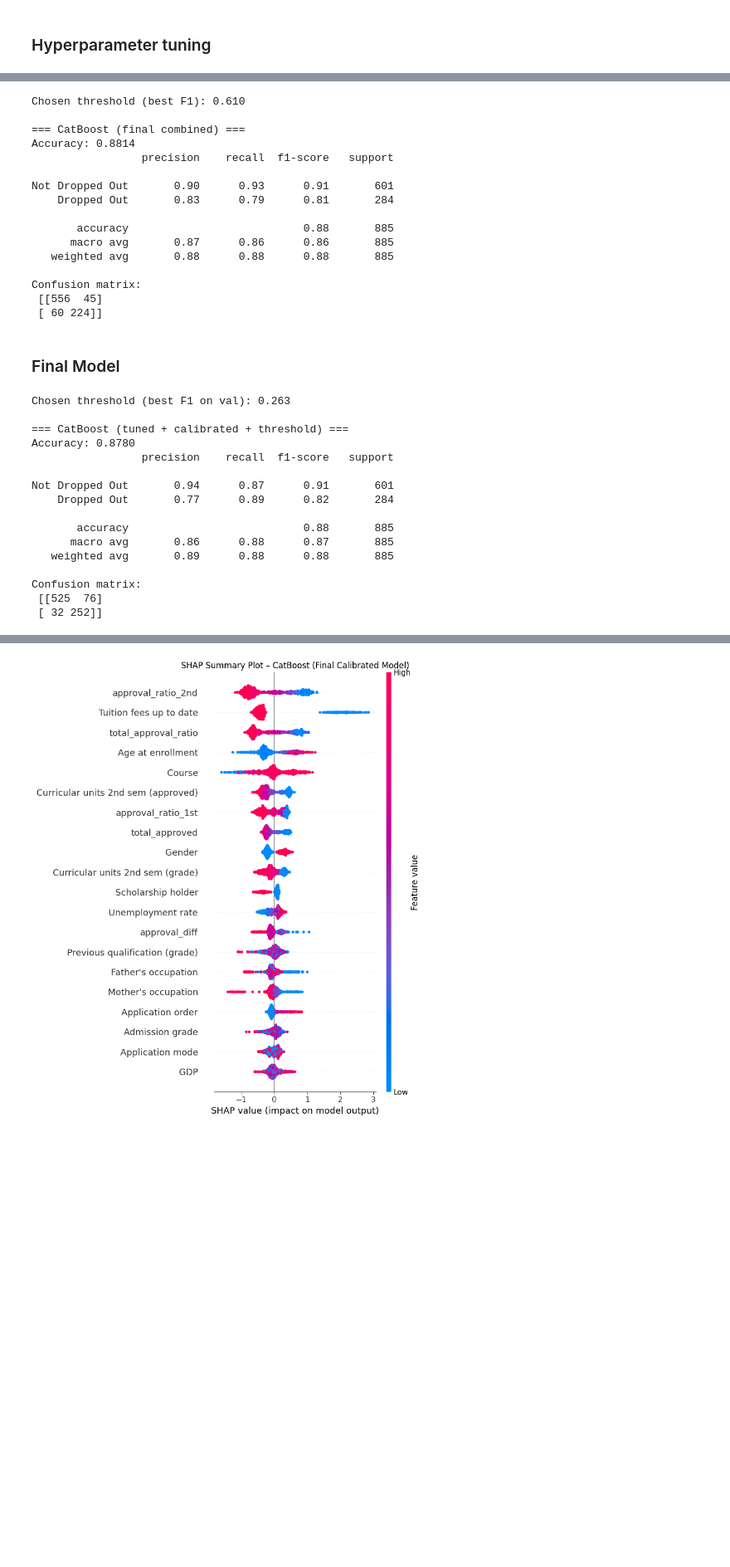
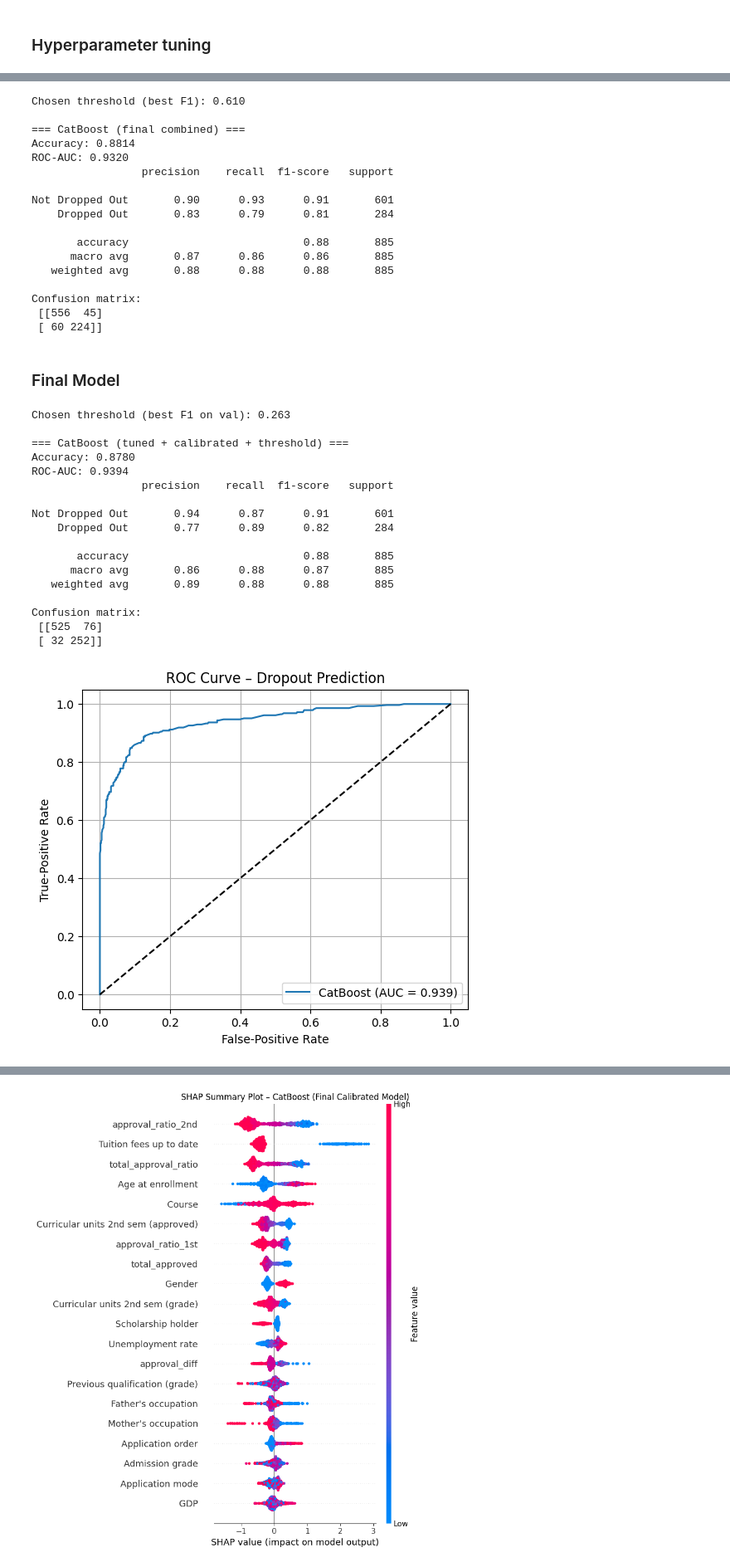
Before and after one commit to williamsaether/Student-Dropout-Prediction, a Jupyter notebook: runoff catboost.ipynb, the cells around one changed output, grey strips where cells are left out. Shown at 83% size. Drawn from its saved outputs; the diff is of its cells as text; code cells hidden in the pictures; blank space fills up the shorter version.

Commit message:
Add ROC curve to final models, fix errors regarding ROC-AUC in printDetails()

```diff
--- a/runoff catboost.ipynb
+++ b/runoff catboost.ipynb
@@ -449,12 +456,14 @@ thr_best = thr[max(f1.argmax()-1, 0)]
 print(f"Chosen threshold (best F1): {thr_best:.3f}")
 
 y_pred_thr = (p_test >= thr_best).astype(int)
-printResults("CatBoost (final combined)", y_test, y_pred_thr)
+
+printResults("CatBoost (final combined)", y_test, y_pred_thr, cat_final.predict_proba(X_test)[:, 1])
 # %% [output]
 Chosen threshold (best F1): 0.610
 
 === CatBoost (final combined) ===
 Accuracy: 0.8814
+ROC-AUC: 0.9320
                  precision    recall  f1-score   support
 
 Not Dropped Out       0.90      0.93      0.91       601
@@ -509,12 +518,13 @@ print(f"Chosen threshold (best F1 on val): {thr_best:.3f}")
 
 p_test = calibrated_cb.predict_proba(X_test)[:, 1]
 y_pred_thr = (p_test >= thr_best).astype(int)
-printResults("CatBoost (tuned + calibrated + threshold)", y_test, y_pred_thr)
+printResults("CatBoost (tuned + calibrated + threshold)", y_test, y_pred_thr, calibrated_cb.predict_proba(X_test)[:, 1])
 # %% [output]
 Chosen threshold (best F1 on val): 0.263
 
 === CatBoost (tuned + calibrated + threshold) ===
 Accuracy: 0.8780
+ROC-AUC: 0.9394
                  precision    recall  f1-score   support
 
 Not Dropped Out       0.94      0.87      0.91       601
@@ -527,3 +537,18 @@ Not Dropped Out       0.94      0.87      0.91       601
 Confusion matrix:
  [[525  76]
  [ 32 252]]
+# %%
+roc_auc = roc_auc_score(y_test, p_test)
+
+fpr, tpr, _ = roc_curve(y_test, p_test)
+plt.figure(figsize=(6, 5))
+plt.plot(fpr, tpr, label=f"CatBoost (AUC = {roc_auc:.3f})")
+plt.plot([0, 1], [0, 1], "k--")
+plt.xlabel("False-Positive Rate")
+plt.ylabel("True-Positive Rate")
+plt.title("ROC Curve – Dropout Prediction")
+plt.legend()
+plt.grid(True)
+plt.show()
+# %% [output]
+[figure, added]
```
Also changed, not shown: parts of 9 cells of this notebook, 1 other file.
